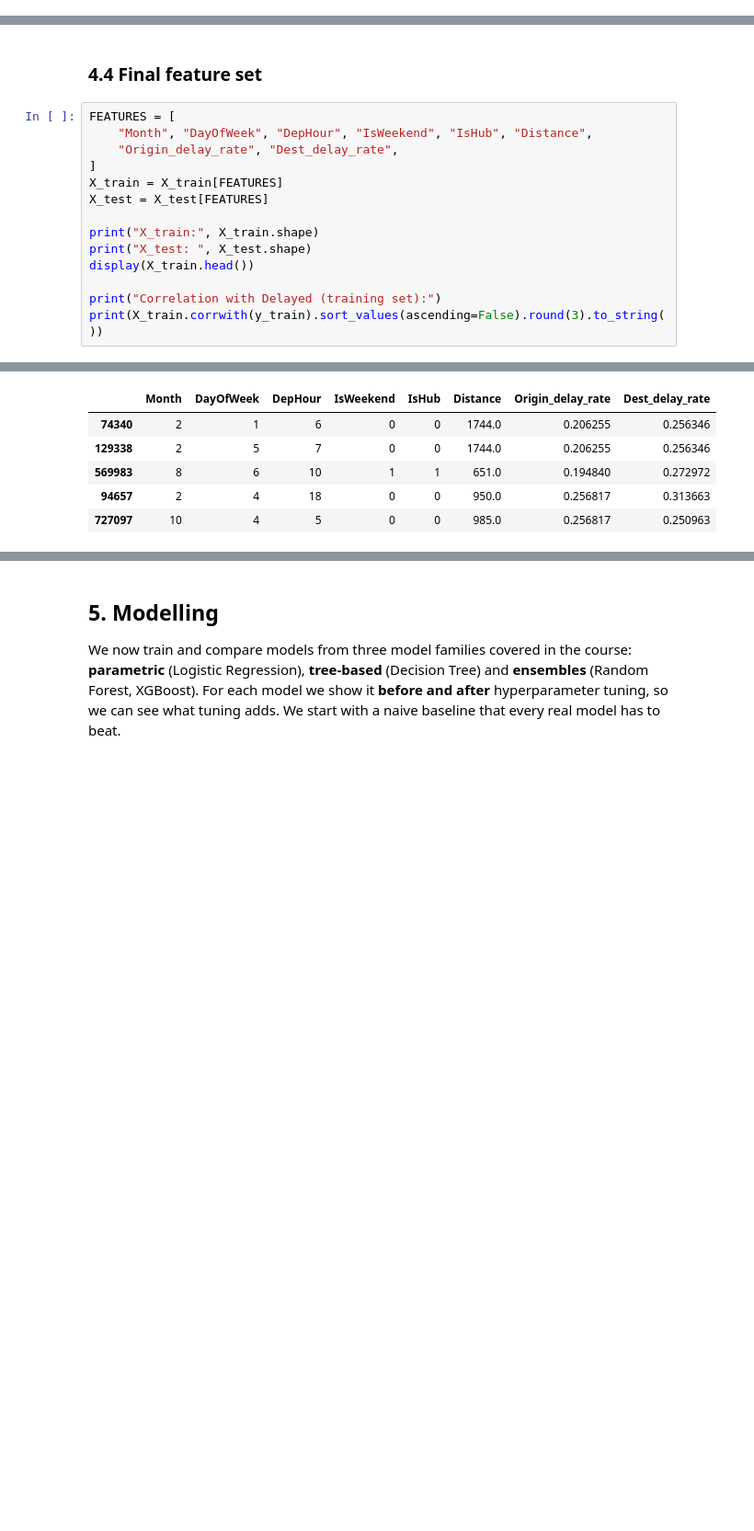
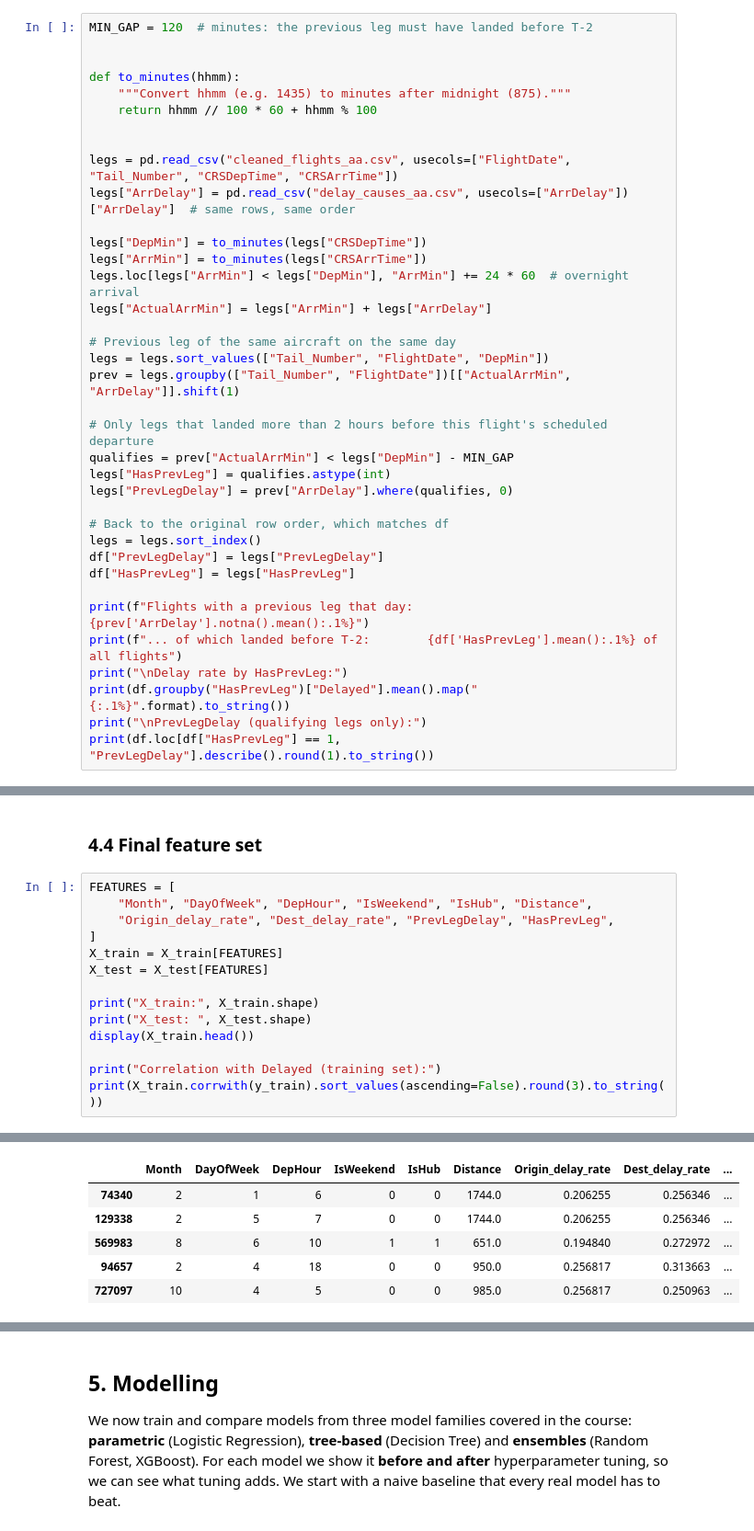
Before and after one commit to GustavDegn123/Airlines-Delay, a Jupyter notebook: flight_delay_prediction_aa.ipynb, the cells around one changed output, grey strips where cells are left out. Shown at 92% size. Saved outputs shown, nothing was run; the diff lists cells and outputs as text; blank space fills up the shorter version.

```diff
--- a/flight_delay_prediction_aa.ipynb
+++ b/flight_delay_prediction_aa.ipynb
@@ -620,0 +639,37 @@ All of these come straight from the published schedule, so they are known long b
+# %%
+MIN_GAP = 120  # minutes: the previous leg must have landed before T-2
+
+
+def to_minutes(hhmm):
+    """Convert hhmm (e.g. 1435) to minutes after midnight (875)."""
+    return hhmm // 100 * 60 + hhmm % 100
+
+
+legs = pd.read_csv("cleaned_flights_aa.csv", usecols=["FlightDate", "Tail_Number", "CRSDepTime", "CRSArrTime"])
+legs["ArrDelay"] = pd.read_csv("delay_causes_aa.csv", usecols=["ArrDelay"])["ArrDelay"]  # same rows, same order
+
+legs["DepMin"] = to_minutes(legs["CRSDepTime"])
+legs["ArrMin"] = to_minutes(legs["CRSArrTime"])
+legs.loc[legs["ArrMin"] < legs["DepMin"], "ArrMin"] += 24 * 60  # overnight arrival
+legs["ActualArrMin"] = legs["ArrMin"] + legs["ArrDelay"]
+
+# Previous leg of the same aircraft on the same day
+legs = legs.sort_values(["Tail_Number", "FlightDate", "DepMin"])
+prev = legs.groupby(["Tail_Number", "FlightDate"])[["ActualArrMin", "ArrDelay"]].shift(1)
+
+# Only legs that landed more than 2 hours before this flight's scheduled departure
+qualifies = prev["ActualArrMin"] < legs["DepMin"] - MIN_GAP
+legs["HasPrevLeg"] = qualifies.astype(int)
+legs["PrevLegDelay"] = prev["ArrDelay"].where(qualifies, 0)
+
+# Back to the original row order, which matches df
+legs = legs.sort_index()
+df["PrevLegDelay"] = legs["PrevLegDelay"]
+df["HasPrevLeg"] = legs["HasPrevLeg"]
+
+print(f"Flights with a previous leg that day:  {prev['ArrDelay'].notna().mean():.1%}")
+print(f"... of which landed before T-2:        {df['HasPrevLeg'].mean():.1%} of all flights")
+print("\nDelay rate by HasPrevLeg:")
+print(df.groupby("HasPrevLeg")["Delayed"].mean().map("{:.1%}".format).to_string())
+print("\nPrevLegDelay (qualifying legs only):")
+print(df.loc[df["HasPrevLeg"] == 1, "PrevLegDelay"].describe().round(1).to_string())
@@ -689,7 +762,7 @@ Dest: 133 categories in train, 0 test flights with unknown Dest
 # %%
 FEATURES = [
     "Month", "DayOfWeek", "DepHour", "IsWeekend", "IsHub", "Distance",
-    "Origin_delay_rate", "Dest_delay_rate",
+    "Origin_delay_rate", "Dest_delay_rate", "PrevLegDelay", "HasPrevLeg",
 ]
 X_train = X_train[FEATURES]
 X_test = X_test[FEATURES]
@@ -706,9 +779,9 @@ X_test:  (190569, 8)
-|  | Month | DayOfWeek | DepHour | IsWeekend | IsHub | Distance | Origin_delay_rate | Dest_delay_rate |
-| 74340 | 2 | 1 | 6 | 0 | 0 | 1744.0 | 0.206255 | 0.256346 |
-| 129338 | 2 | 5 | 7 | 0 | 0 | 1744.0 | 0.206255 | 0.256346 |
-| 569983 | 8 | 6 | 10 | 1 | 1 | 651.0 | 0.194840 | 0.272972 |
-| 94657 | 2 | 4 | 18 | 0 | 0 | 950.0 | 0.256817 | 0.313663 |
-| 727097 | 10 | 4 | 5 | 0 | 0 | 985.0 | 0.256817 | 0.250963 |
+|  | Month | DayOfWeek | DepHour | IsWeekend | IsHub | Distance | Origin_delay_rate | Dest_delay_rate | ... |
+| 74340 | 2 | 1 | 6 | 0 | 0 | 1744.0 | 0.206255 | 0.256346 | ... |
+| 129338 | 2 | 5 | 7 | 0 | 0 | 1744.0 | 0.206255 | 0.256346 | ... |
+| 569983 | 8 | 6 | 10 | 1 | 1 | 651.0 | 0.194840 | 0.272972 | ... |
+| 94657 | 2 | 4 | 18 | 0 | 0 | 950.0 | 0.256817 | 0.313663 | ... |
+| 727097 | 10 | 4 | 5 | 0 | 0 | 985.0 | 0.256817 | 0.250963 | ... |
 Correlation with Delayed (training set):
 DepHour              0.182
 Origin_delay_rate    0.109
```
Also changed, not shown: parts of 25 cells of this notebook.
